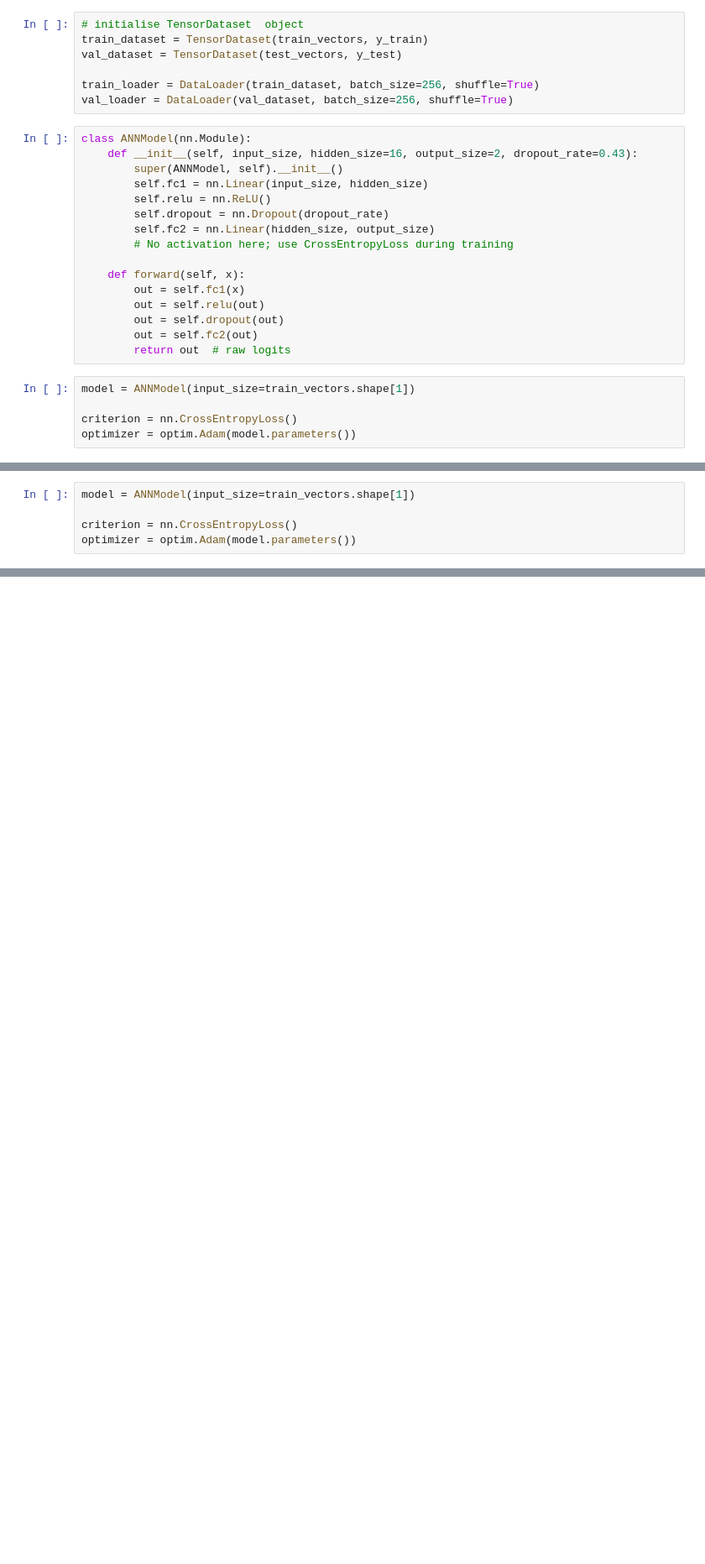
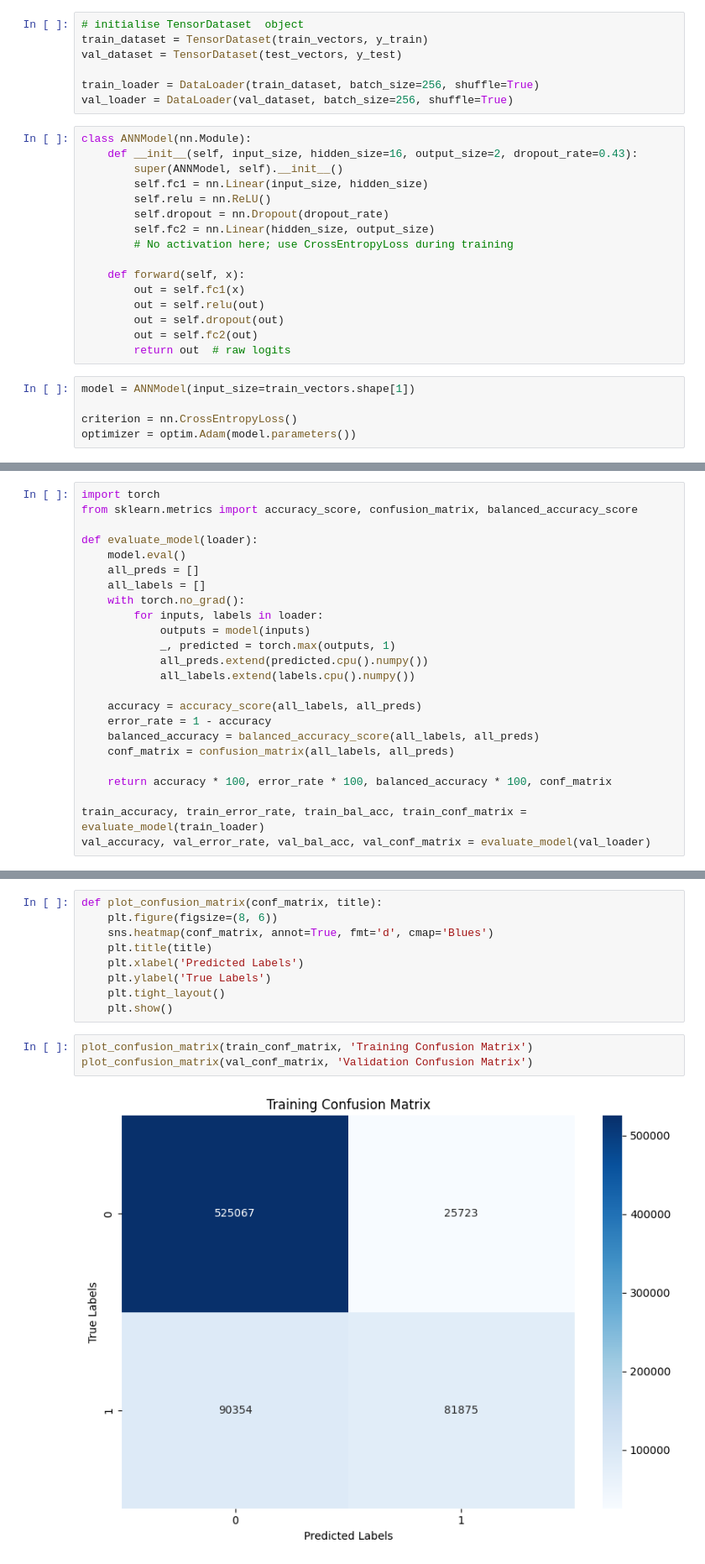
Before and after one commit to aquilina-barhouche/GenAI-Pinnacle-Program, a Jupyter notebook: 06_NLP_using_PyTorch/Assignments/Assignment 1/Notebooks/Assignment_01_Final.ipynb, the cells around one changed output, grey strips where cells are left out. Shown at 84% size. Cells and saved outputs as stored; diff of their text form; blank space fills up the shorter version.

```diff
--- a/06_NLP_using_PyTorch/Assignments/Assignment 1/Notebooks/Assignment_01_Final.ipynb
+++ b/06_NLP_using_PyTorch/Assignments/Assignment 1/Notebooks/Assignment_01_Final.ipynb
@@ -579,5 +527,0 @@ class ANNModel(nn.Module):
-# %%
-model = ANNModel(input_size=train_vectors.shape[1])
-
-criterion = nn.CrossEntropyLoss()
-optimizer = optim.Adam(model.parameters())
@@ -660,0 +530,24 @@ Validation Accuracy: 82.24%
+# %%
+import torch
+from sklearn.metrics import accuracy_score, confusion_matrix, balanced_accuracy_score
+
+def evaluate_model(loader):
+    model.eval()
+    all_preds = []
+    all_labels = []
+    with torch.no_grad():
+        for inputs, labels in loader:
+            outputs = model(inputs)
+            _, predicted = torch.max(outputs, 1)
+            all_preds.extend(predicted.cpu().numpy())
+            all_labels.extend(labels.cpu().numpy())
+
+    accuracy = accuracy_score(all_labels, all_preds)
+    error_rate = 1 - accuracy
+    balanced_accuracy = balanced_accuracy_score(all_labels, all_preds)
+    conf_matrix = confusion_matrix(all_labels, all_preds)
+
+    return accuracy * 100, error_rate * 100, balanced_accuracy * 100, conf_matrix
+
+train_accuracy, train_error_rate, train_bal_acc, train_conf_matrix = evaluate_model(train_loader)
+val_accuracy, val_error_rate, val_bal_acc, val_conf_matrix = evaluate_model(val_loader)
@@ -660,0 +581,14 @@ Validation Accuracy: 82.24%
+# %%
+def plot_confusion_matrix(conf_matrix, title):
+    plt.figure(figsize=(8, 6))
+    sns.heatmap(conf_matrix, annot=True, fmt='d', cmap='Blues')
+    plt.title(title)
+    plt.xlabel('Predicted Labels')
+    plt.ylabel('True Labels')
+    plt.tight_layout()
+    plt.show()
+# %%
+plot_confusion_matrix(train_conf_matrix, 'Training Confusion Matrix')
+plot_confusion_matrix(val_conf_matrix, 'Validation Confusion Matrix')
+# %% [output]
+[figure, added]
```
Also changed, not shown: parts of 21 cells of this notebook.
